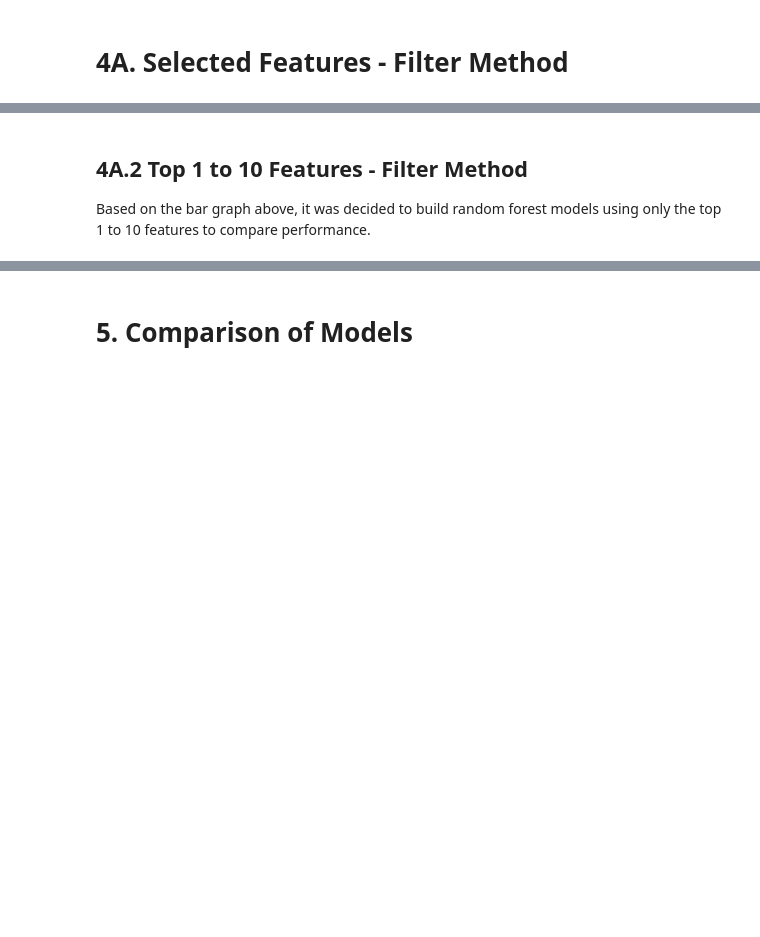
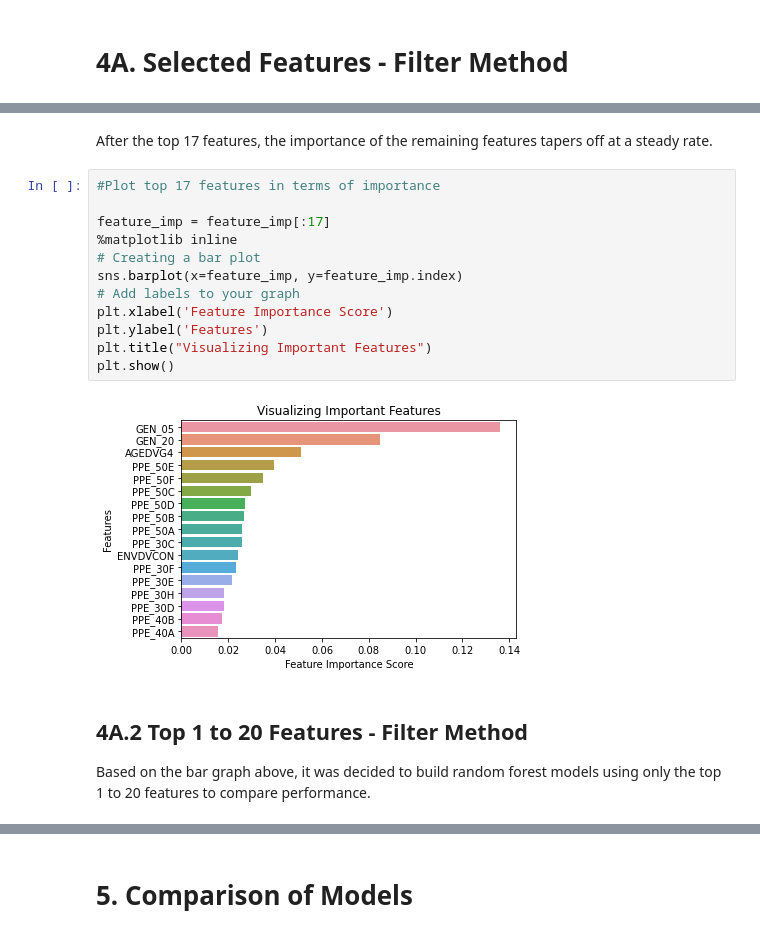
Before and after one commit to YinYinTan/CIND820FinalProject, a Jupyter notebook: 4_Random_Forest_Classification_Models.ipynb, the cells around one changed output, grey strips where cells are left out. Cells and saved outputs as stored; diff of their text form; blank space fills up the shorter version.

```diff
--- a/4_Random_Forest_Classification_Models.ipynb
+++ b/4_Random_Forest_Classification_Models.ipynb
@@ -331,4 +330,20 @@ plt.show()
+# %% [markdown]
+After the top 17 features, the importance of the remaining features tapers off at a steady rate.
+# %%
+#Plot top 17 features in terms of importance
+
+feature_imp = feature_imp[:17]
+%matplotlib inline
+# Creating a bar plot
+sns.barplot(x=feature_imp, y=feature_imp.index)
+# Add labels to your graph
+plt.xlabel('Feature Importance Score')
+plt.ylabel('Features')
+plt.title("Visualizing Important Features")
+plt.show()
+# %% [output]
+[figure, added]
 # %% [markdown]
-## 4A.2 Top 1 to 10 Features - Filter Method
-Based on the bar graph above, it was decided to build random forest models using only the top 1 to 10 features to compare performance.
+## 4A.2 Top 1 to 20 Features - Filter Method
+Based on the bar graph above, it was decided to build random forest models using only the top 1 to 20 features to compare performance.
 # %%
```
Also changed, not shown: parts of 37 cells of this notebook.
